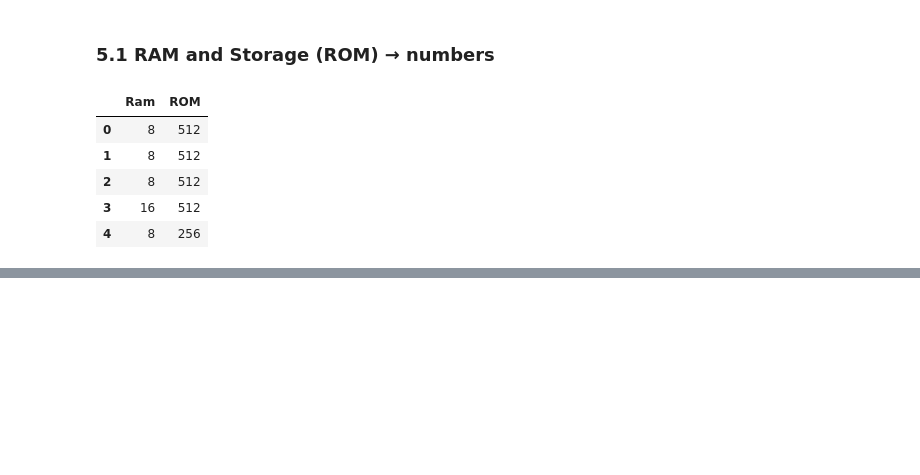
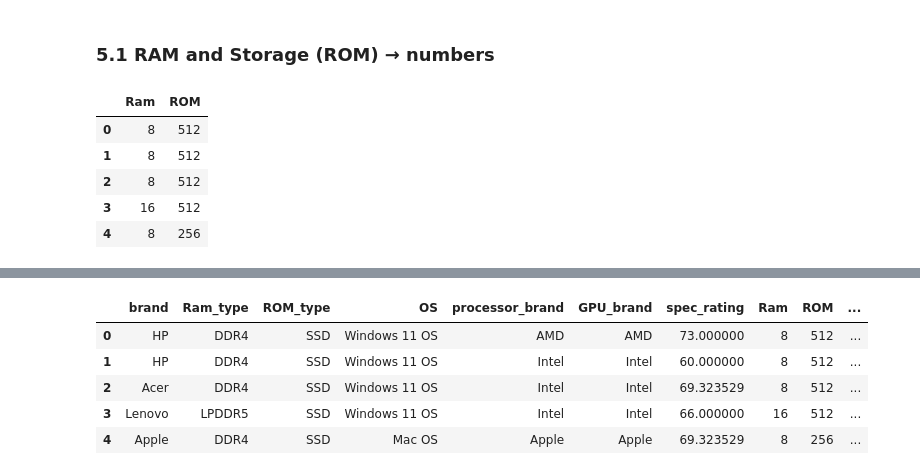
Before and after one commit to Niraj7272/DataScience, a Jupyter notebook: Practice/Machine_Learning/Laptop_price_prediction_Regression_project/ml.ipynb, the cells around one changed output, grey strips where cells are left out. Saved outputs shown, nothing was run; the diff lists cells and outputs as text; code cells hidden in the pictures; blank space fills up the shorter version.

```diff
--- a/Practice/Machine_Learning/Laptop_price_prediction_Regression_project/ml.ipynb
+++ b/Practice/Machine_Learning/Laptop_price_prediction_Regression_project/ml.ipynb
@@ -299,0 +396,12 @@ df_clean[["Ram","ROM"]].head()
+# %%
+X = df_model[cat_cols + num_cols]
+y = df_model["price"]
+
+X.head()
+# %% [output]
+|  | brand | Ram_type | ROM_type | OS | processor_brand | GPU_brand | spec_rating | Ram | ROM | ... |
+| 0 | HP | DDR4 | SSD | Windows 11 OS | AMD | AMD | 73.000000 | 8 | 512 | ... |
+| 1 | HP | DDR4 | SSD | Windows 11 OS | Intel | Intel | 60.000000 | 8 | 512 | ... |
+| 2 | Acer | DDR4 | SSD | Windows 11 OS | Intel | Intel | 69.323529 | 8 | 512 | ... |
+| 3 | Lenovo | LPDDR5 | SSD | Windows 11 OS | Intel | Intel | 66.000000 | 16 | 512 | ... |
+| 4 | Apple | DDR4 | SSD | Mac OS | Apple | Apple | 69.323529 | 8 | 256 | ... |
```
Also changed, not shown: parts of 16 cells of this notebook.
